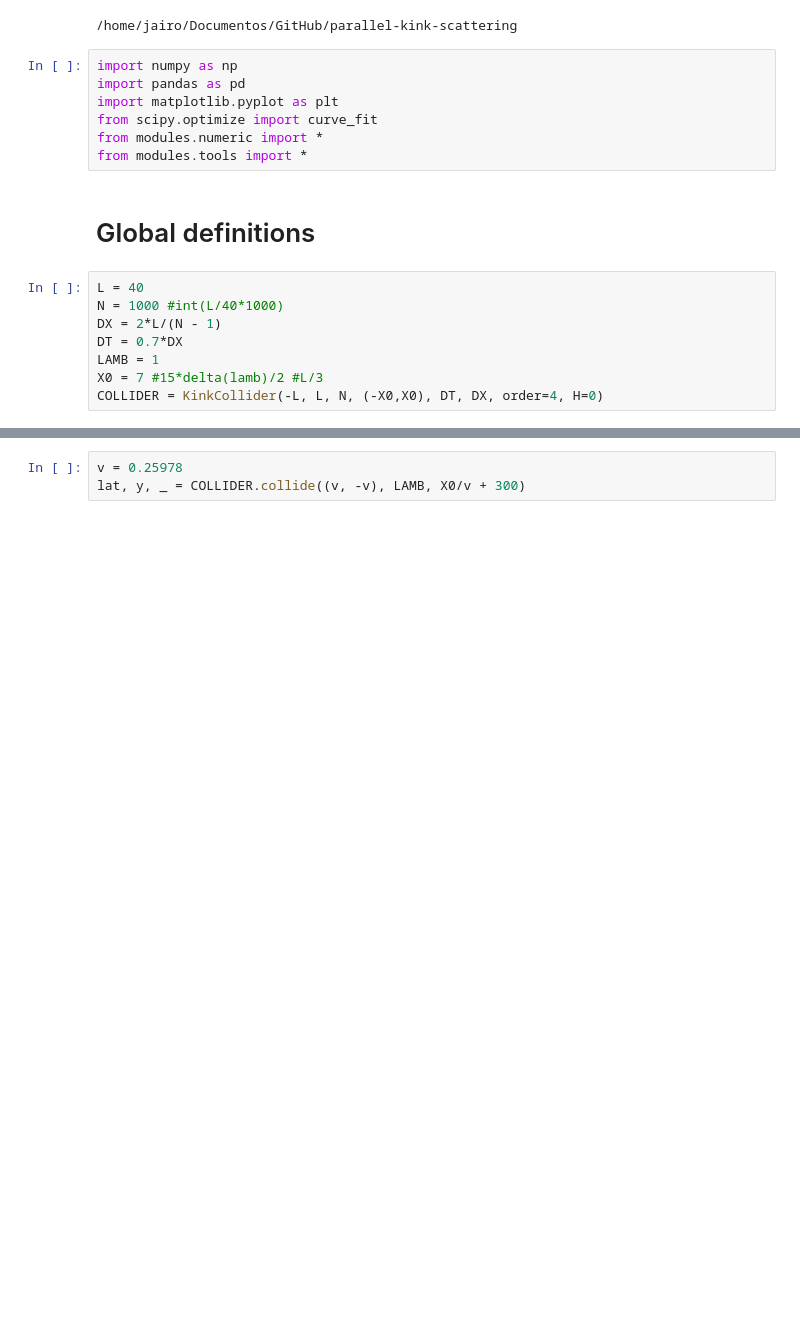
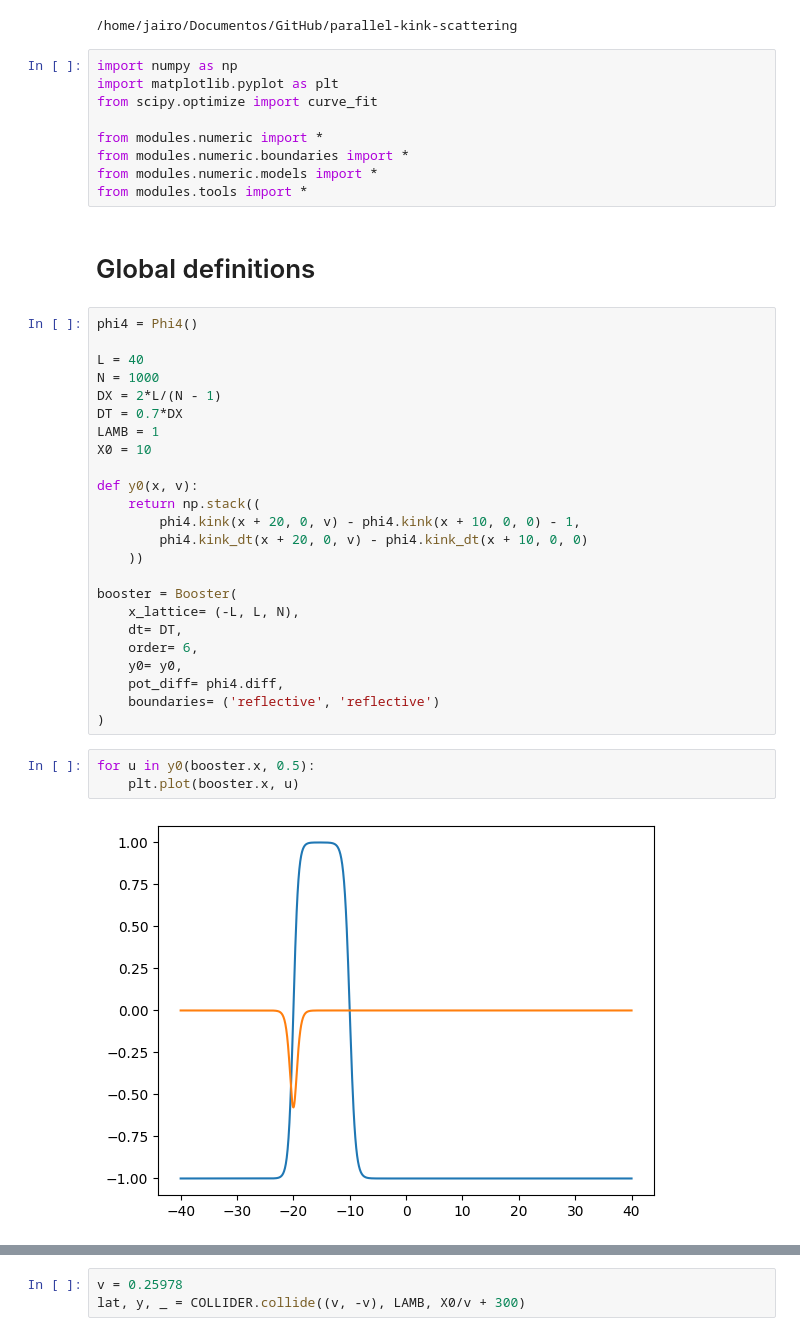
Before and after one commit to JairoSSantos/parallel-kink-scattering, a Jupyter notebook: notebooks/fractal-structure.ipynb, the cells around one changed output, grey strips where cells are left out. Drawn from its saved outputs; the diff is of its cells as text; blank space fills up the shorter version.

```diff
--- a/notebooks/fractal-structure.ipynb
+++ b/notebooks/fractal-structure.ipynb
@@ -4,18 +4,41 @@
 /home/jairo/Documentos/GitHub/parallel-kink-scattering
 # %%
 import numpy as np
-import pandas as pd
 import matplotlib.pyplot as plt
 from scipy.optimize import curve_fit
+
 from modules.numeric import *
+from modules.numeric.boundaries import *
+from modules.numeric.models import *
 from modules.tools import *
 # %% [markdown]
 # Global definitions
-# %%
-L = 40
-N = 1000 #int(L/40*1000)
-DX = 2*L/(N - 1)
-DT = 0.7*DX
-LAMB = 1
-X0 = 7 #15*delta(lamb)/2 #L/3
-COLLIDER = KinkCollider(-L, L, N, (-X0,X0), DT, DX, order=4, H=0)
+# %%
+phi4 = Phi4()
+
+L = 40
+N = 1000
+DX = 2*L/(N - 1)
+DT = 0.7*DX
+LAMB = 1
+X0 = 10
+
+def y0(x, v):
+    return np.stack((
+        phi4.kink(x + 20, 0, v) - phi4.kink(x + 10, 0, 0) - 1,
+        phi4.kink_dt(x + 20, 0, v) - phi4.kink_dt(x + 10, 0, 0)
+    ))
+
+booster = Booster(
+    x_lattice= (-L, L, N),
+    dt= DT,
+    order= 6,
+    y0= y0,
+    pot_diff= phi4.diff,
+    boundaries= ('reflective', 'reflective')
+)
+# %%
+for u in y0(booster.x, 0.5):
+    plt.plot(booster.x, u)
+# %% [output]
+[figure, added]
```
Also changed, not shown: parts of 5 cells of this notebook, 4 other files.
